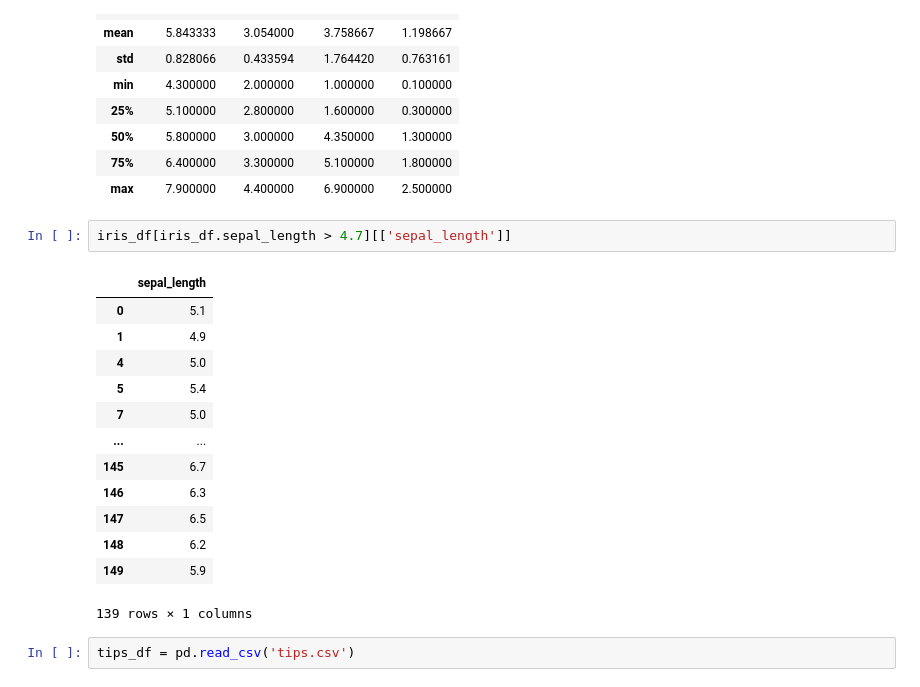
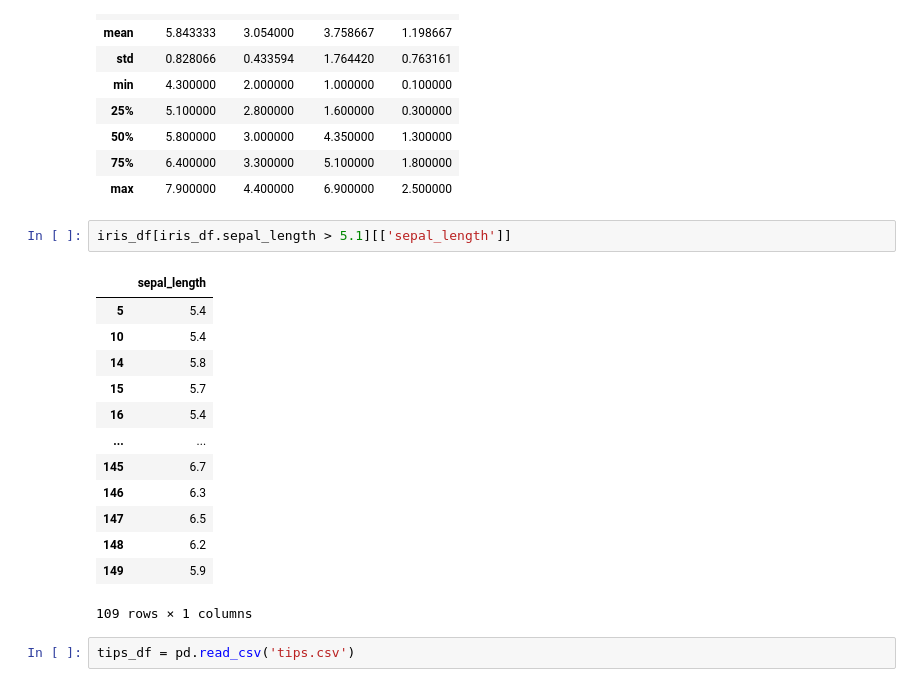
Before and after one commit to MapsaBootCamp/MachineLearning1, a Jupyter notebook: ML_Libraries/datascience_lib.ipynb, the cells around one changed output. Saved outputs shown, nothing was run; the diff lists cells and outputs as text.

```diff
--- a/ML_Libraries/datascience_lib.ipynb
+++ b/ML_Libraries/datascience_lib.ipynb
@@ -768,20 +922,20 @@ iris_df.describe()
 | 75% | 6.400000 | 3.300000 | 5.100000 | 1.800000 |
 | max | 7.900000 | 4.400000 | 6.900000 | 2.500000 |
 # %%
-iris_df[iris_df.sepal_length > 4.7][['sepal_length']]
+iris_df[iris_df.sepal_length > 5.1][['sepal_length']]
 # %% [output]
 |  | sepal_length |
-| 0 | 5.1 |
-| 1 | 4.9 |
-| 4 | 5.0 |
 | 5 | 5.4 |
-| 7 | 5.0 |
+| 10 | 5.4 |
+| 14 | 5.8 |
+| 15 | 5.7 |
+| 16 | 5.4 |
 | ... | ... |
 | 145 | 6.7 |
 | 146 | 6.3 |
 | 147 | 6.5 |
 | 148 | 6.2 |
 | 149 | 5.9 |
-139 rows × 1 columns
+109 rows × 1 columns
 # %%
 tips_df = pd.read_csv('tips.csv')
```
Also changed, not shown: parts of 46 cells of this notebook.
